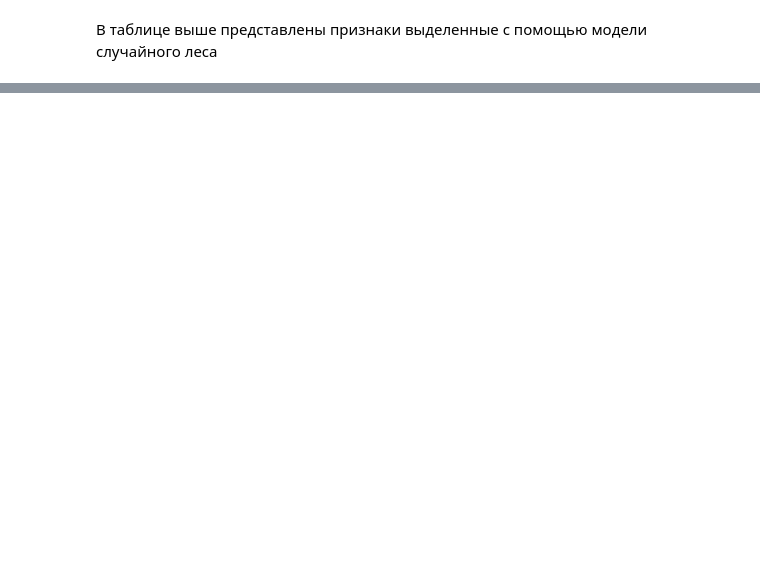
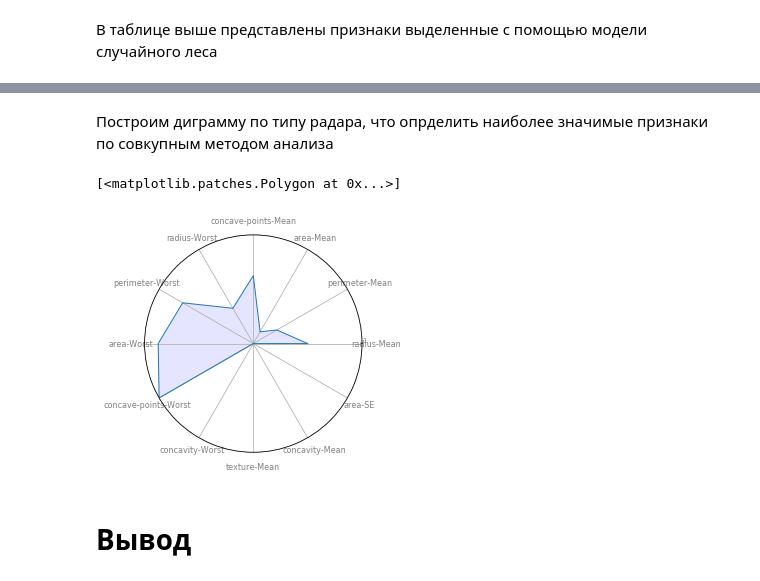
Before and after one commit to sergaph/OTUS-ML, a Jupyter notebook: 3_Exploratory_Data_Analysis_and_Preprocessing/3_Exploratory_Data_Analysis_and_Preprocessing_Homework.ipynb, the cells around one changed output, grey strips where cells are left out. Saved outputs shown, nothing was run; the diff lists cells and outputs as text; code cells hidden in the pictures; blank space fills up the shorter version.

Commit message:
add radar diagram

```diff
--- a/3_Exploratory_Data_Analysis_and_Preprocessing/3_Exploratory_Data_Analysis_and_Preprocessing_Homework.ipynb
+++ b/3_Exploratory_Data_Analysis_and_Preprocessing/3_Exploratory_Data_Analysis_and_Preprocessing_Homework.ipynb
@@ -270,6 +302,12 @@ draw_plot('concave-points-Worst',1)
 Построим таблицу корреляции признаков для нахождения наиболее свзяанных пар признаков.
 # %%
 corr_matrix = df_wdbc.corr(method='spearman')
+
+df_result_corr = corr_matrix[['diagnosis']]
+df_result_corr = df_result_corr[(df_result_corr['diagnosis'] > .7) & (df_result_corr['diagnosis'] != 1)]
+df_result_corr.reset_index(inplace=True)
+df_result_corr.rename(columns={"index": "future", "diagnosis": "coef_corr"}, inplace=True)
+
 corr_matrix = corr_matrix[corr_matrix > .9]
 fig, ax = plt.subplots(figsize=(20,20))
 sns.heatmap(corr_matrix, annot=True, fmt='.2f', linewidths=1, ax=ax)
@@ -343,0 +402,41 @@ df_importances[df_importances.Coeff > .01].sort_values(by='Coeff', ascending=Fal
+# %%
+df_result = df_result_visual.merge(df_result_rndforest, left_on='future', right_on='future', how='outer',suffixes=('_visual','_forest'))
+df_result = df_result.merge(df_result_corr,left_on='future', right_on='future', how='outer')
+df_result.fillna(0,inplace=True)
+
+mmsc = MinMaxScaler()
+df_result[['coef_visual', 'coef_forest']] = mmsc.fit_transform(df_result[['coef_visual', 'coef_forest']])
+
+df_result.set_index('future', inplace=True)
+df_result = df_result.T
+df_result.reset_index(inplace=True)
+# %% [markdown]
+Построим диграмму по типу радара, что опрделить наиболее значимые признаки по совкупным методом анализа
+# %%
+df = df_result
+
+categories=list(df)[1:]
+N = len(categories)
+
+values=df.loc[0].drop('index').values.flatten().tolist()
+values += values[:1]
+values
+
+angles = [n / float(N) * 2 * pi for n in range(N)]
+angles += angles[:1]
+
+ax = plt.subplot(111, polar=True)
+
+plt.xticks(angles[:-1], categories, color='grey', size=8)
+
+ax.set_rlabel_position(0)
+plt.yticks([1,2,3], ["1","2","3"], color="grey", size=7)
+plt.ylim(0,1)
+
+ax.plot(angles, values, linewidth=1, linestyle='solid')
+ax.fill(angles, values, 'b', alpha=0.1)
+# %% [output]
+[<matplotlib.patches.Polygon at 0x...>]
+[figure, added]
+# %% [markdown]
+# Вывод
```
Also changed, not shown: parts of 8 cells of this notebook, 3 other files.
